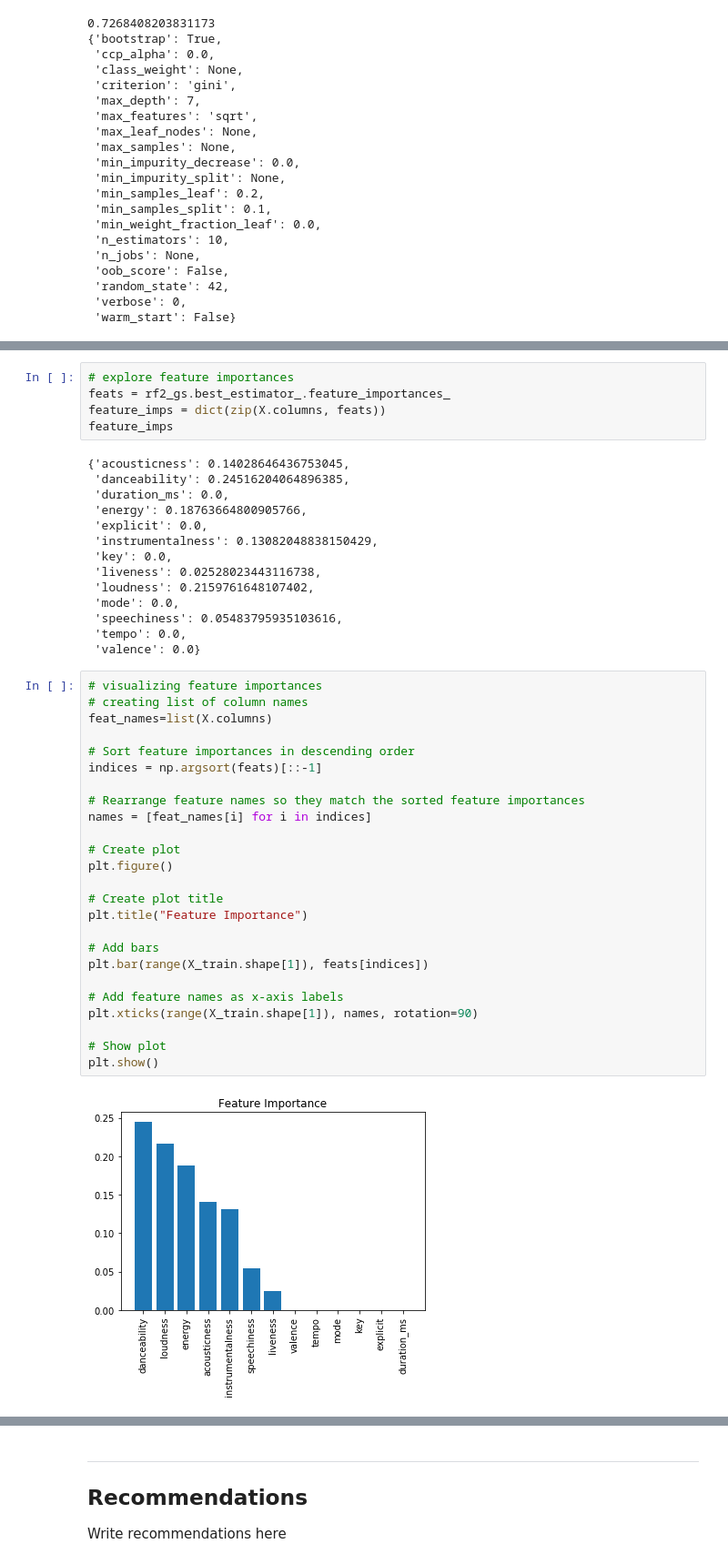
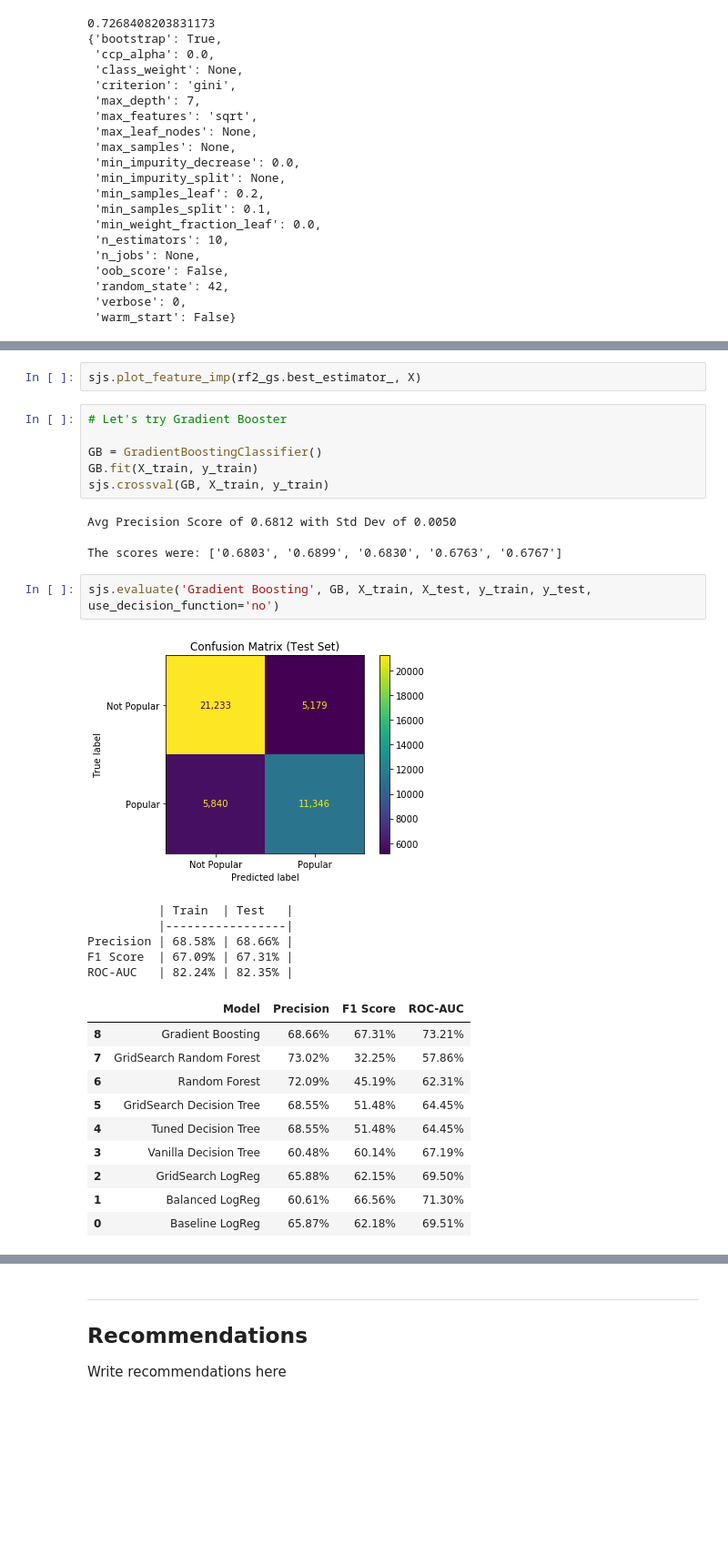
Before and after one commit to shawnjohnsamuel/spotify-popularity-prediction, a Jupyter notebook: project-notebook.ipynb, the cells around one changed output, grey strips where cells are left out. Shown: that part at 91% size. Saved outputs shown, nothing was run; the diff lists cells and outputs as text; blank space fills up the shorter version.

Commit message:
boosting models added - before running gridsearch

```diff
--- a/project-notebook.ipynb
+++ b/project-notebook.ipynb
@@ -806,46 +767,31 @@ ROC-AUC   | 0.7383 | 0.7406 |
-# %%
-# explore feature importances
-feats = rf2_gs.best_estimator_.feature_importances_
-feature_imps = dict(zip(X.columns, feats))
-feature_imps
-# %% [output]
-{'acousticness': 0.14028646436753045,
- 'danceability': 0.24516204064896385,
- 'duration_ms': 0.0,
- 'energy': 0.18763664800905766,
- 'explicit': 0.0,
- 'instrumentalness': 0.13082048838150429,
- 'key': 0.0,
- 'liveness': 0.02528023443116738,
- 'loudness': 0.2159761648107402,
- 'mode': 0.0,
- 'speechiness': 0.05483795935103616,
- 'tempo': 0.0,
- 'valence': 0.0}
-# %%
-# visualizing feature importances
-# creating list of column names
-feat_names=list(X.columns)
-
-# Sort feature importances in descending order
-indices = np.argsort(feats)[::-1]
-
-# Rearrange feature names so they match the sorted feature importances
-names = [feat_names[i] for i in indices]
-
-# Create plot
-plt.figure()
-
-# Create plot title
-plt.title("Feature Importance")
-
-# Add bars
-plt.bar(range(X_train.shape[1]), feats[indices])
-
-# Add feature names as x-axis labels
-plt.xticks(range(X_train.shape[1]), names, rotation=90)
-
-# Show plot
-plt.show()
-# %% [output]
-[figure, removed]
+# %%
+sjs.plot_feature_imp(rf2_gs.best_estimator_, X)
+# %%
+# Let's try Gradient Booster
+
+GB = GradientBoostingClassifier()
+GB.fit(X_train, y_train)
+sjs.crossval(GB, X_train, y_train)
+# %% [output]
+Avg Precision Score of 0.6812 with Std Dev of 0.0050
+
+The scores were: ['0.6803', '0.6899', '0.6830', '0.6763', '0.6767']
+# %%
+sjs.evaluate('Gradient Boosting', GB, X_train, X_test, y_train, y_test, use_decision_function='no')
+# %% [output]
+[figure, added]
+          | Train  | Test   |
+          |-----------------|
+Precision | 68.58% | 68.66% |
+F1 Score  | 67.09% | 67.31% |
+ROC-AUC   | 82.24% | 82.35% |
+|  | Model | Precision | F1 Score | ROC-AUC |
+| 8 | Gradient Boosting | 68.66% | 67.31% | 73.21% |
+| 7 | GridSearch Random Forest | 73.02% | 32.25% | 57.86% |
+| 6 | Random Forest | 72.09% | 45.19% | 62.31% |
+| 5 | GridSearch Decision Tree | 68.55% | 51.48% | 64.45% |
+| 4 | Tuned Decision Tree | 68.55% | 51.48% | 64.45% |
+| 3 | Vanilla Decision Tree | 60.48% | 60.14% | 67.19% |
+| 2 | GridSearch LogReg | 65.88% | 62.15% | 69.50% |
+| 1 | Balanced LogReg | 60.61% | 66.56% | 71.30% |
+| 0 | Baseline LogReg | 65.87% | 62.18% | 69.51% |
```
Also changed, not shown: parts of 28 cells of this notebook.
